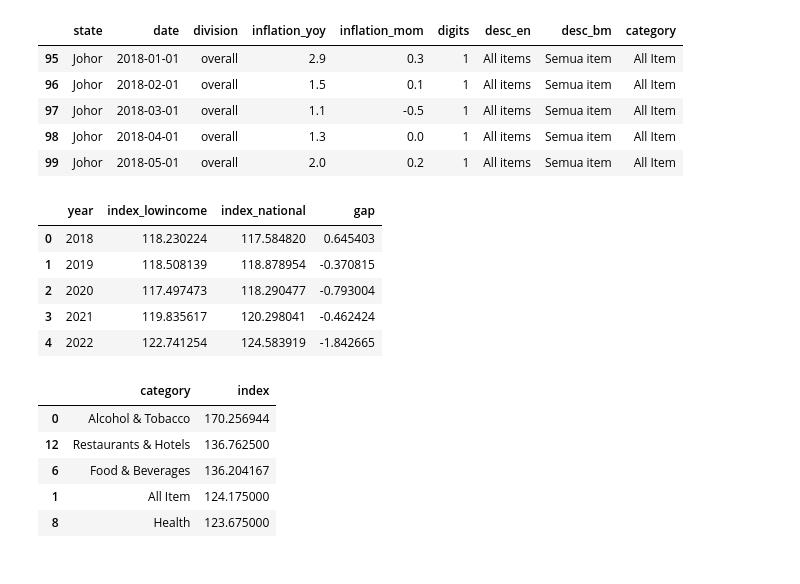
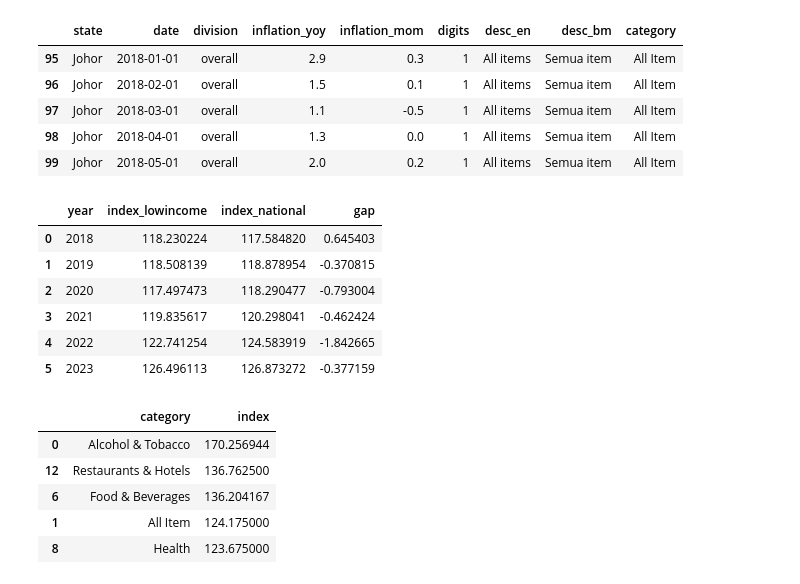
Before and after one commit to faizzmi/capstone-project-kyouth, a Jupyter notebook: main.ipynb, the cells around one changed output. Cells and saved outputs as stored; diff of their text form; code cells hidden in the pictures.

```diff
--- a/main.ipynb
+++ b/main.ipynb
@@ -679,21 +692,22 @@ nat_filtered.head()
 # %%
 # aggregation
 # Add year column
 cpi_compare_filtered['year'] = cpi_compare_filtered['date'].dt.year
 
 # Yearly average CPI per category
 cpi_yearly = cpi_compare_filtered.groupby('year')[['index_lowincome','index_national']].mean().reset_index()
 
 # Calculate gap
 cpi_yearly['gap'] = cpi_yearly['index_lowincome'] - cpi_yearly['index_national']
-cpi_yearly.head()
+cpi_yearly.head(100)
 # %% [output]
 |  | year | index_lowincome | index_national | gap |
 | 0 | 2018 | 118.230224 | 117.584820 | 0.645403 |
 | 1 | 2019 | 118.508139 | 118.878954 | -0.370815 |
 | 2 | 2020 | 117.497473 | 118.290477 | -0.793004 |
 | 3 | 2021 | 119.835617 | 120.298041 | -0.462424 |
 | 4 | 2022 | 122.741254 | 124.583919 | -1.842665 |
+| 5 | 2023 | 126.496113 | 126.873272 | -0.377159 |
 # %%
 category_avg = low_cpi_filtered.groupby('category')['index'].mean().reset_index().sort_values(by='index', ascending=False)
 category_avg.head()
```
Also changed, not shown: parts of 18 cells of this notebook, 1 other file.
